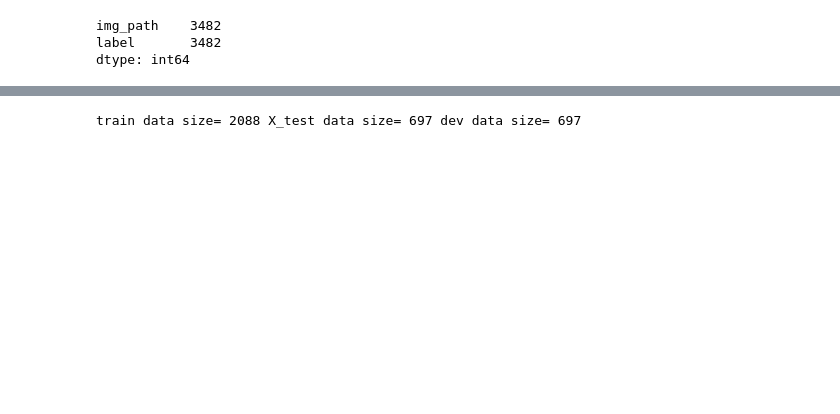
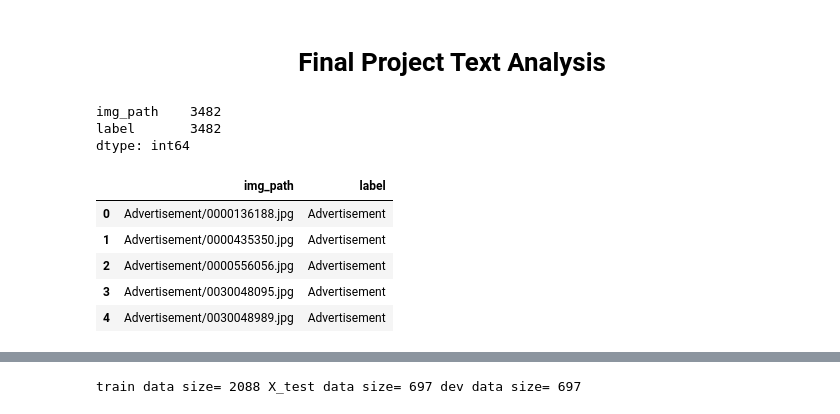
Before and after one commit to Rouen-NLP/final-lab-AkliBOUHASSI, a Jupyter notebook: Final_projectAkliBOUHASSI.ipynb, the cells around one changed output, grey strips where cells are left out. Saved outputs shown, nothing was run; the diff lists cells and outputs as text; code cells hidden in the pictures; blank space fills up the shorter version.

```diff
--- a/Final_projectAkliBOUHASSI.ipynb
+++ b/Final_projectAkliBOUHASSI.ipynb
@@ -1,11 +1,23 @@
+# %% [markdown]
+# <center> Final Project Text Analysis </center>
 # %%
 import pandas as pd
 
 # load dataframe from CSV file
 data = pd.read_csv('data/tobacco-lab_data_Tobacco3482.csv')
-# %%
-data.count()
-# %% [output]
-img_path    3482
-label       3482
-dtype: int64
+# %%
+#on verifie qu'il y a pas de valeur manquante
+data.count()
+# %% [output]
+img_path    3482
+label       3482
+dtype: int64
+# %%
+data.head(5)
+# %% [output]
+|  | img_path | label |
+| 0 | Advertisement/0000136188.jpg | Advertisement |
+| 1 | Advertisement/0000435350.jpg | Advertisement |
+| 2 | Advertisement/0000556056.jpg | Advertisement |
+| 3 | Advertisement/0030048095.jpg | Advertisement |
+| 4 | Advertisement/0030048989.jpg | Advertisement |
```
Also changed, not shown: parts of 34 cells of this notebook.
